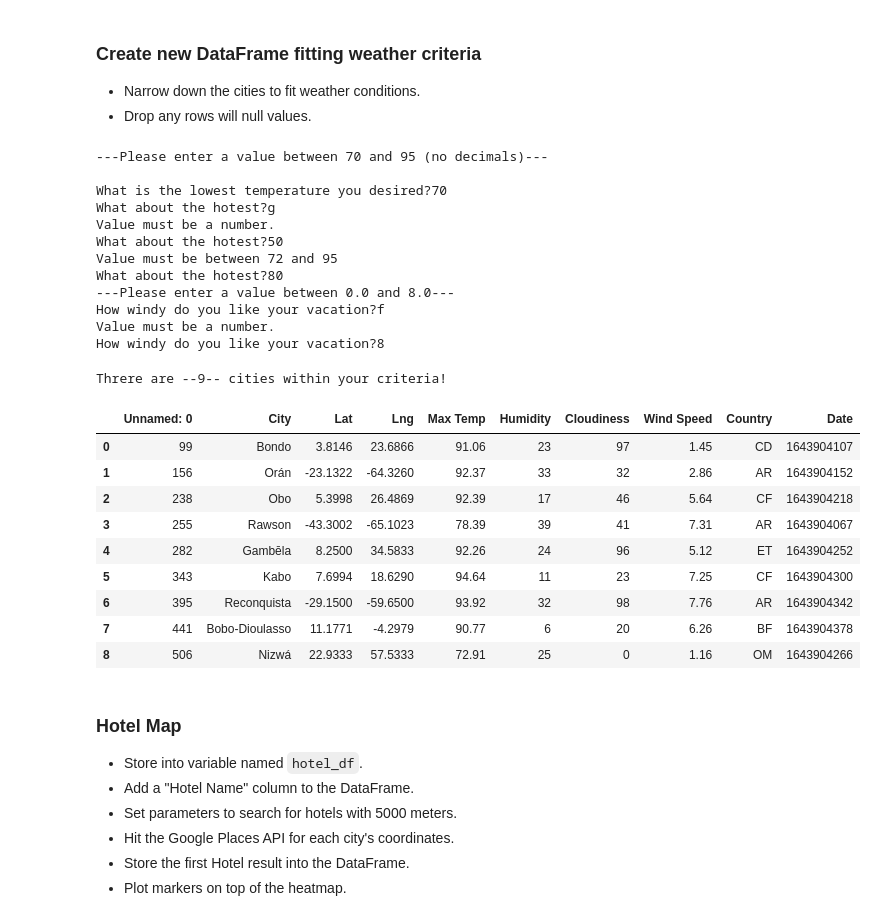
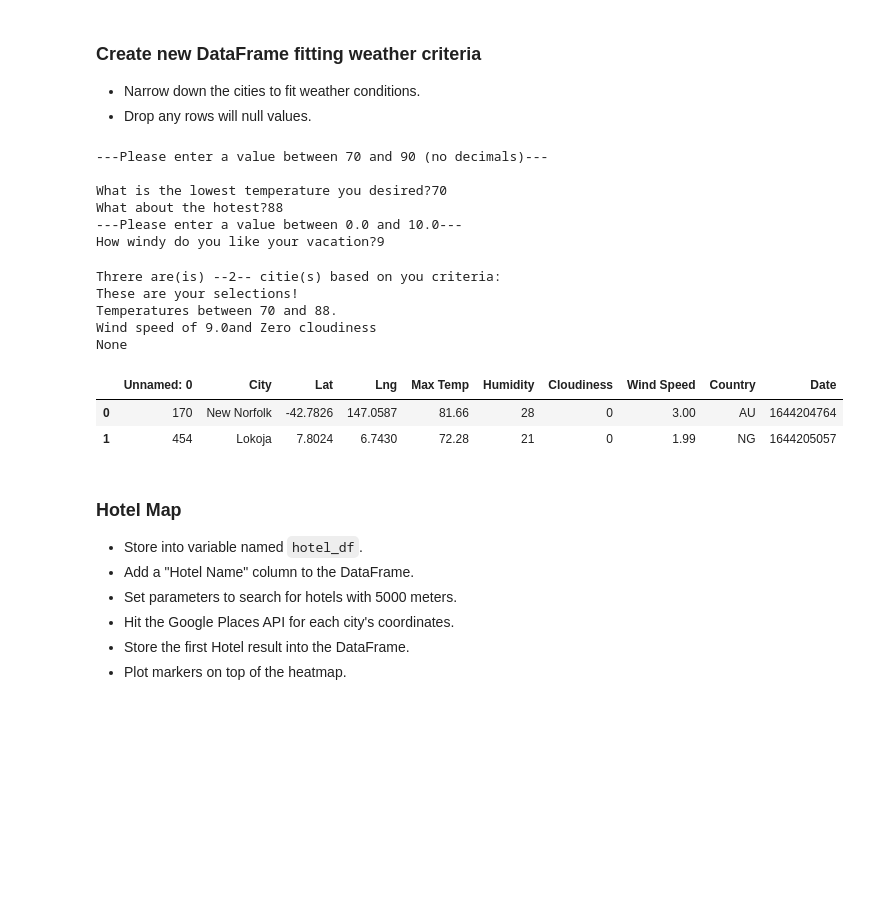
Before and after one commit to Bc-AJPR/APIs_WeatherPy_and_VacationPy, a Jupyter notebook: starter_code/VacationPy.ipynb, the cells around one changed output. Drawn from its saved outputs; the diff is of its cells as text; code cells hidden in the pictures; blank space fills up the shorter version.

Commit message:
All done. Added user inputs for the selection of the ideal city.

```diff
--- a/starter_code/VacationPy.ipynb
+++ b/starter_code/VacationPy.ipynb
@@ -66,69 +77,66 @@ class bcolors:
     FAIL = '\033[91m' #RED
     RESET = '\033[0m' #RESET COLOR
 # %%
-print(f'---Please enter a value between 70 and 95 (no decimals)---\n')
+#set user input
+print(f'---Please enter a value between 70 and 90 (no decimals)---\n')
 while True:
     try:
         min_t = int(input('What is the lowest temperature you desired?'))
     except ValueError:
         print(f'{bcolors.WARNING}Value must be a number.{bcolors.RESET}')
     else:
-        if 69 < min_t < 96:
+        if 69 < min_t < 91:
             break
         else:
-            print(f'{bcolors.FAIL}Value must be between 70 and 95!{bcolors.RESET}')
+            print(f'{bcolors.FAIL}Value must be between 70 and 90!{bcolors.RESET}')
 while True:
     try:
         max_t = int(input('What about the hotest?'))
     except ValueError:
         print(f'{bcolors.WARNING}Value must be a number.{bcolors.RESET}')
     else:
-        if min_t+1 < max_t < 96:
+        if min_t+1 < max_t < 91:
             break
         else:
             print(f'{bcolors.FAIL}Value must be between {min_t+2} and 95{bcolors.RESET}')
-print(f'---Please enter a value between 0.0 and 8.9---' )
+print(f'---Please enter a value between 0.0 and 10.0---' )
 while True:
     try:
         wind_s = float(input('How windy do you like your vacation?'))
     except ValueError:
         print(f'{bcolors.WARNING}Value must be a number.{bcolors.RESET}')
     else:
-        if 0.0 <= wind_s <= 8.9:
+        if 0.0 <= wind_s <= 10.0:
             break
         else:
-            print(f'{bcolors.FAIL}Value must be between 0.0 and 8.9!{bcolors.RESET}')
+            print(f'{bcolors.FAIL}Value must be between 0.0 and 10.0!{bcolors.RESET}')
 # %% [output]
----Please enter a value between 70 and 95 (no decimals)---
+---Please enter a value between 70 and 90 (no decimals)---
 
 What is the lowest temperature you desired?70
-What about the hotest?g
-Value must be a number.
-What about the hotest?50
-Value must be between 72 and 95
-What about the hotest?80
----Please enter a value between 0.0 and 8.0---
-How windy do you like your vacation?f
-Value must be a number.
-How windy do you like your vacation?8
+What about the hotest?88
+---Please enter a value between 0.0 and 10.0---
+How windy do you like your vacation?9
 # %%
-vacation_df = cities_data_1[(cities_data_1['Max Temp'].between(min_t,max_t)) & (cities_data_1['Wind Speed']<=wind_s) & (cities_data_1['Humidity']<=45)]
+vacation_df = cities_data_1[(cities_data_1['Max Temp'].between(min_t,max_t)) & (cities_data_1['Wind Speed']<=wind_s) & (cities_data_1['Humidity']<=45)& (cities_data_1["Cloudiness"] == 0)]
 vacation_df.reset_index(inplace=True)
 del vacation_df['index']
-print(f'Threre are --{len(vacation_df)}-- cities within your criteria!')
+message =print(f'Threre are(is) --{len(vacation_df)}-- citie(s) based on you criteria:\n'
+                f'These are your selections!\n'
+                f'Temperatures between {min_t} and {max_t}.\n'
+                f'Wind speed of {wind_s}and Zero cloudiness'
+              )
+print(message)
 vacation_df
 # %% [output]
-Threre are --9-- cities within your criteria!
+Threre are(is) --2-- citie(s) based on you criteria:
+These are your selections!
+Temperatures between 70 and 88.
+Wind speed of 9.0and Zero cloudiness
+None
 |  | Unnamed: 0 | City | Lat | Lng | Max Temp | Humidity | Cloudiness | Wind Speed | Country | Date |
-| 0 | 99 | Bondo | 3.8146 | 23.6866 | 91.06 | 23 | 97 | 1.45 | CD | 1643904107 |
-| 1 | 156 | Orán | -23.1322 | -64.3260 | 92.37 | 33 | 32 | 2.86 | AR | 1643904152 |
-| 2 | 238 | Obo | 5.3998 | 26.4869 | 92.39 | 17 | 46 | 5.64 | CF | 1643904218 |
-| 3 | 255 | Rawson | -43.3002 | -65.1023 | 78.39 | 39 | 41 | 7.31 | AR | 1643904067 |
-| 4 | 282 | Gambēla | 8.2500 | 34.5833 | 92.26 | 24 | 96 | 5.12 | ET | 1643904252 |
-| 5 | 343 | Kabo | 7.6994 | 18.6290 | 94.64 | 11 | 23 | 7.25 | CF | 1643904300 |
-| 6 | 395 | Reconquista | -29.1500 | -59.6500 | 93.92 | 32 | 98 | 7.76 | AR | 1643904342 |
-| 7 | 441 | Bobo-Dioulasso | 11.1771 | -4.2979 | 90.77 | 6 | 20 | 6.26 | BF | 1643904378 |
-| 8 | 506 | Nizwá | 22.9333 | 57.5333 | 72.91 | 25 | 0 | 1.16 | OM | 1643904266 |
+| 0 | 170 | New Norfolk | -42.7826 | 147.0587 | 81.66 | 28 | 0 | 3.00 | AU | 1644204764 |
+| 1 | 454 | Lokoja | 7.8024 | 6.7430 | 72.28 | 21 | 0 | 1.99 | NG | 1644205057 |
 # %% [markdown]
 ### Hotel Map
 * Store into variable named `hotel_df`.
```
Also changed, not shown: parts of 5 cells of this notebook, 14 other files.
